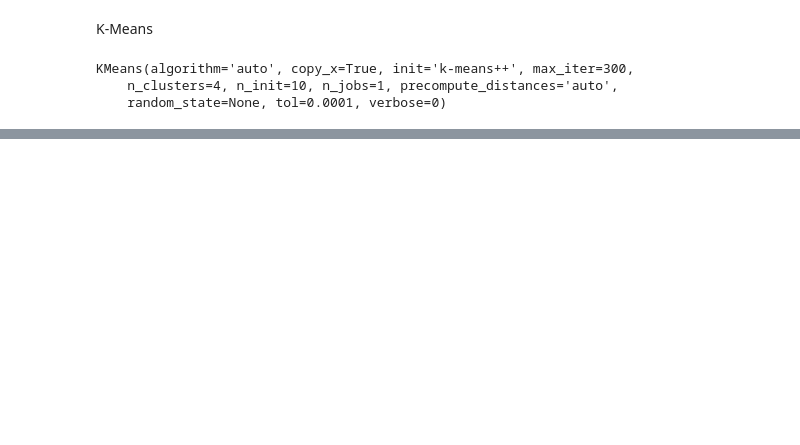
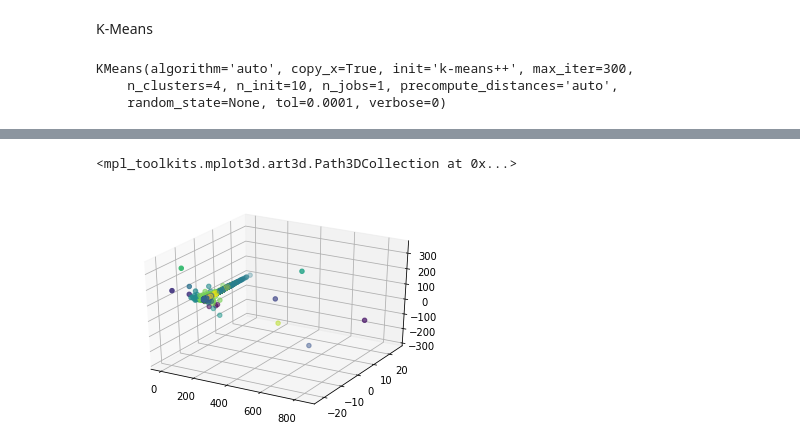
Before and after one commit to willprice221/ethereum_clustering, a Jupyter notebook: kmeans.ipynb, the cells around one changed output, grey strips where cells are left out. Drawn from its saved outputs; the diff is of its cells as text; code cells hidden in the pictures; blank space fills up the shorter version.

```diff
--- a/kmeans.ipynb
+++ b/kmeans.ipynb
@@ -186,12 +174,17 @@ from mpl_toolkits.mplot3d import Axes3D
 # %%
 
 # plt.scatter(newresults[:,0],newresults[:,1],c=newcl.labels_)
 # plt.xlim(-10,100)
 # plt.ylim(-15,10)
-
+fig = plt.figure()
+ax = fig.add_subplot(111, projection='3d')
+ax.scatter(results[:,0],results[:,1],results[:,2],c=cl.labels_)
 # fig = plt.figure()
 # ax = fig.add_subplot(111, projection='3d')
 # ax.scatter(newresults[:,0],newresults[:,1],newresults[:,2],c=newcl.labels_)
+# %% [output]
+<mpl_toolkits.mplot3d.art3d.Path3DCollection at 0x...>
+[figure, added]
 # %%
 fig = plt.figure()
 ax = fig.add_subplot(111, projection='3d')
```
Also changed, not shown: parts of 15 cells of this notebook, 35 other files.
